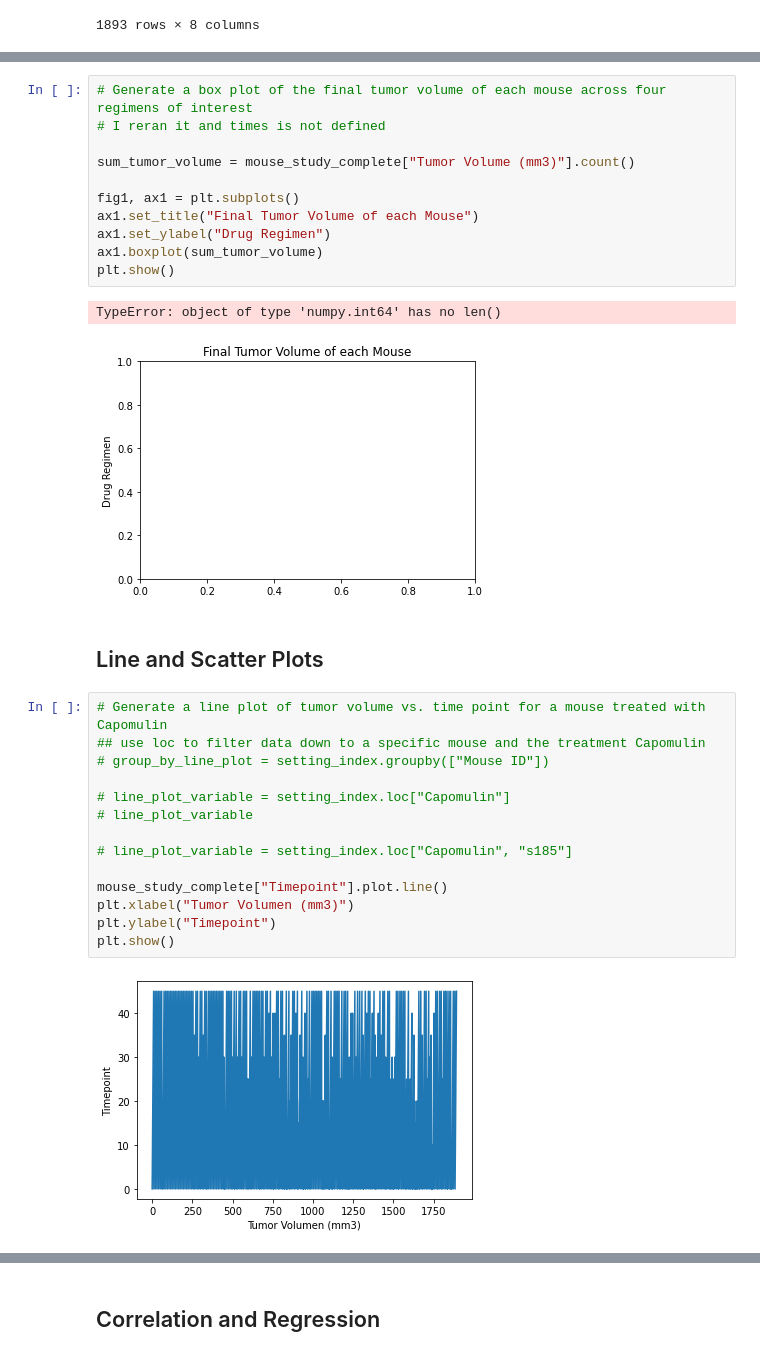
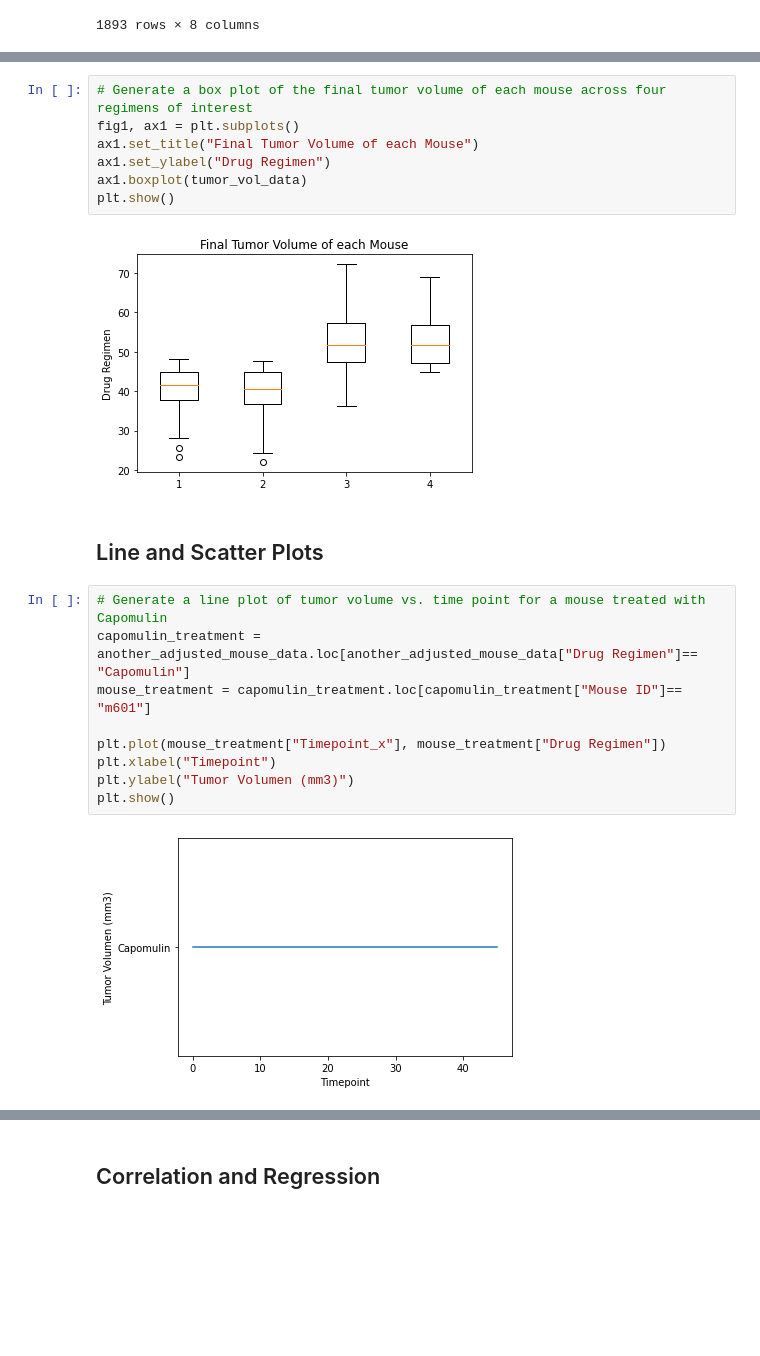
Before and after one commit to kaylajgranados/Pharmaceutical-Treatment-Testing, a Jupyter notebook: pymaceuticals_starter.ipynb, the cells around one changed output, grey strips where cells are left out. Cells and saved outputs as stored; diff of their text form; blank space fills up the shorter version.

```diff
--- a/pymaceuticals_starter.ipynb
+++ b/pymaceuticals_starter.ipynb
@@ -285,34 +291,24 @@ Values above 39.353899805 could be outliers.
 # %%
 # Generate a box plot of the final tumor volume of each mouse across four regimens of interest
-# I reran it and times is not defined
-
-sum_tumor_volume = mouse_study_complete["Tumor Volume (mm3)"].count()
-
 fig1, ax1 = plt.subplots()
 ax1.set_title("Final Tumor Volume of each Mouse")
 ax1.set_ylabel("Drug Regimen")
-ax1.boxplot(sum_tumor_volume)
+ax1.boxplot(tumor_vol_data)
 plt.show()
 # %% [output]
-TypeError: object of type 'numpy.int64' has no len()
-[figure, old version]
+[figure, new version]
 # %% [markdown]
 ## Line and Scatter Plots
 # %%
 # Generate a line plot of tumor volume vs. time point for a mouse treated with Capomulin
-## use loc to filter data down to a specific mouse and the treatment Capomulin
-# group_by_line_plot = setting_index.groupby(["Mouse ID"])
+capomulin_treatment = another_adjusted_mouse_data.loc[another_adjusted_mouse_data["Drug Regimen"]== "Capomulin"]
+mouse_treatment = capomulin_treatment.loc[capomulin_treatment["Mouse ID"]== "m601"]
 
-# line_plot_variable = setting_index.loc["Capomulin"]
-# line_plot_variable
-
-# line_plot_variable = setting_index.loc["Capomulin", "s185"]
-
-mouse_study_complete["Timepoint"].plot.line()
-plt.xlabel("Tumor Volumen (mm3)")
-plt.ylabel("Timepoint")
+plt.plot(mouse_treatment["Timepoint_x"], mouse_treatment["Drug Regimen"])
+plt.xlabel("Timepoint")
+plt.ylabel("Tumor Volumen (mm3)")
 plt.show()
 # %% [output]
-[figure, old version]
+[figure, new version]
 # %%
 # Generate a scatter plot of average tumor volume vs. mouse weight for the Capomulin regimen
```
Also changed, not shown: parts of 7 cells of this notebook, 1 other file.
